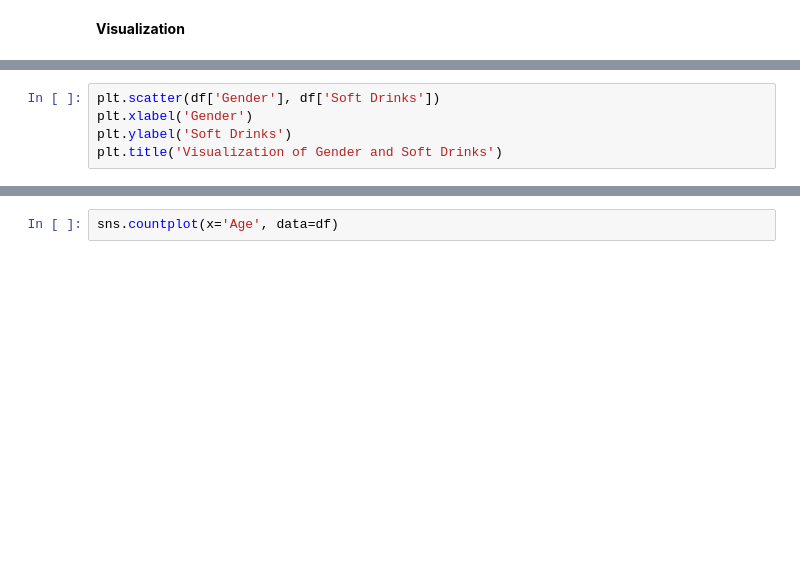
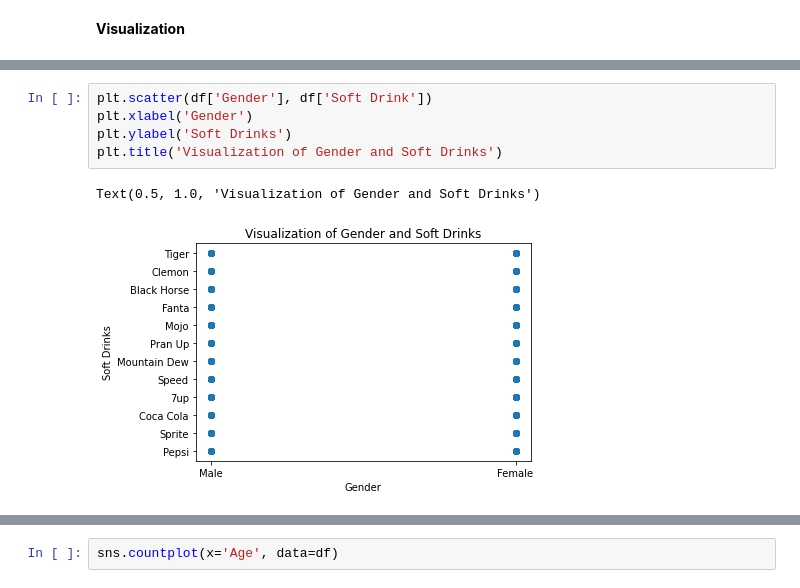
Before and after one commit to Amanullah-Sarker/Prediction-of-Soft-Drinks-by-using-Machine-Learning, a Jupyter notebook: Soft_Drinks.ipynb, the cells around one changed output, grey strips where cells are left out. Saved outputs shown, nothing was run; the diff lists cells and outputs as text; blank space fills up the shorter version.

```diff
--- a/Soft_Drinks.ipynb
+++ b/Soft_Drinks.ipynb
@@ -92,8 +107,11 @@ plt.title('Visualization of Area and Soft Drinks')
 # %%
-plt.scatter(df['Gender'], df['Soft Drinks'])
+plt.scatter(df['Gender'], df['Soft Drink'])
 plt.xlabel('Gender')
 plt.ylabel('Soft Drinks')
 plt.title('Visualization of Gender and Soft Drinks')
+# %% [output]
+Text(0.5, 1.0, 'Visualization of Gender and Soft Drinks')
+[figure, added]
 # %%
 plt.scatter(df['Gender'], df['Area'], df['Age'])
 plt.xlabel('Gender')
```
Also changed, not shown: parts of 18 cells of this notebook.
